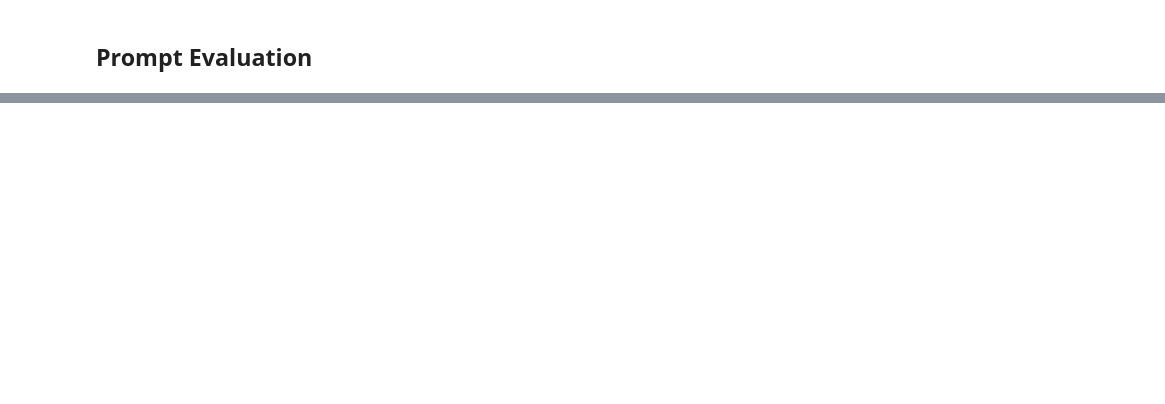
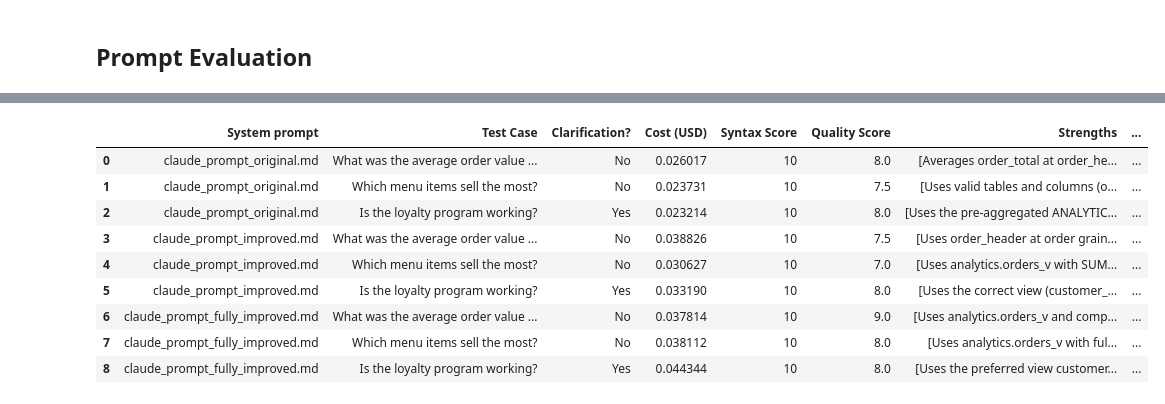
Before and after one commit to pip-joseC/Chat-with-your-Data-TastyBytes-Snowflake-Claude-API, a Jupyter notebook: 2 Snowflake and Claude API connection & Prompt Engineering.ipynb, the cells around one changed output, grey strips where cells are left out. Drawn from its saved outputs; the diff is of its cells as text; code cells hidden in the pictures; blank space fills up the shorter version.

Commit message:
Claude Prompt Engineering and Prompt evaluation completed for SQL Query generation

```diff
--- a/2 Snowflake and Claude API connection & Prompt Engineering.ipynb
+++ b/2 Snowflake and Claude API connection & Prompt Engineering.ipynb
@@ -420,0 +639,36 @@ df
+# %%
+def token_cost(in_tokens, out_tokens, cache_creation_tokens, cache_read_tokens):
+    """
+    Calculating token cost using the updated base cost of Sonnet 5.5 (from Nov 10th 2026 from https://platform.claude.com/docs/es/about-claude/pricing):
+    input tokens: USD 2 / MTok, output tokens: USD 10 / MTok, cache creation input tokens (5 minutes): USD 2.5 / MTok, cache read input tokens: USD 0.1 / MTok
+
+    Parameters
+    ----------
+    in_tokens : int
+        The number of input tokens used.
+    out_tokens : int
+        The number of output tokens used.
+    cache_creation_tokens : int
+        The number of input tokens used to create the cache entry.
+    cache_read_tokens : int
+        The number of input tokens read from the cache.
+
+    Returns
+    ----------
+    final_cost : float
+        Cost in USD of the query.
+    """
+
+    if not cache_creation_tokens: # In case it is None when cache is not written
+        cache_creation_tokens = 0
+    if not cache_read_tokens: # In case it is None when cache is not read
+        cache_read_tokens = 0
+
+
+    in_cost = 2/1e6
+    out_cost = in_cost*5
+    cache_creat_cost = 2.5/1e6
+    cache_read_cost = 0.2/1e6
+
+    final_cost = in_tokens*in_cost + out_tokens*out_cost + cache_creation_tokens*cache_creat_cost + cache_read_tokens*cache_read_cost
+    return final_cost
@@ -420,0 +784,13 @@ df
+# %%
+eval_results
+# %% [output]
+|  | System prompt | Test Case | Clarification? | Cost (USD) | Syntax Score | Quality Score | Strengths | ... |
+| 0 | claude_prompt_original.md | What was the average order value ... | No | 0.026017 | 10 | 8.0 | [Averages order_total at order_he... | ... |
+| 1 | claude_prompt_original.md | Which menu items sell the most? | No | 0.023731 | 10 | 7.5 | [Uses valid tables and columns (o... | ... |
+| 2 | claude_prompt_original.md | Is the loyalty program working? | Yes | 0.023214 | 10 | 8.0 | [Uses the pre-aggregated ANALYTIC... | ... |
+| 3 | claude_prompt_improved.md | What was the average order value ... | No | 0.038826 | 10 | 7.5 | [Uses order_header at order grain... | ... |
+| 4 | claude_prompt_improved.md | Which menu items sell the most? | No | 0.030627 | 10 | 7.0 | [Uses analytics.orders_v with SUM... | ... |
+| 5 | claude_prompt_improved.md | Is the loyalty program working? | Yes | 0.033190 | 10 | 8.0 | [Uses the correct view (customer_... | ... |
+| 6 | claude_prompt_fully_improved.md | What was the average order value ... | No | 0.037814 | 10 | 9.0 | [Uses analytics.orders_v and comp... | ... |
+| 7 | claude_prompt_fully_improved.md | Which menu items sell the most? | No | 0.038112 | 10 | 8.0 | [Uses analytics.orders_v with ful... | ... |
+| 8 | claude_prompt_fully_improved.md | Is the loyalty program working? | Yes | 0.044344 | 10 | 8.0 | [Uses the preferred view customer... | ... |
```
Also changed, not shown: parts of 51 cells of this notebook, 7 other files.
